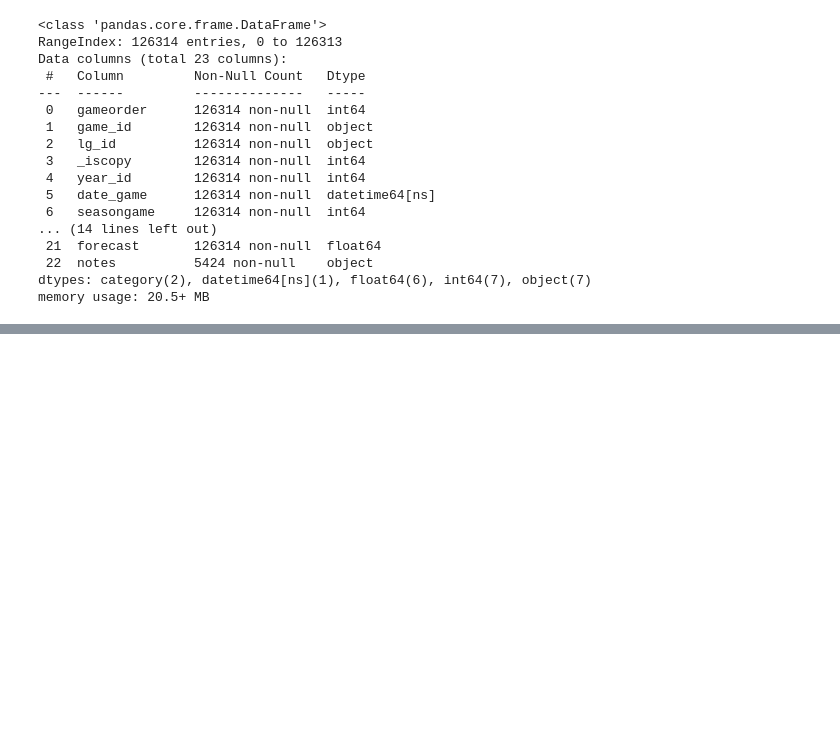
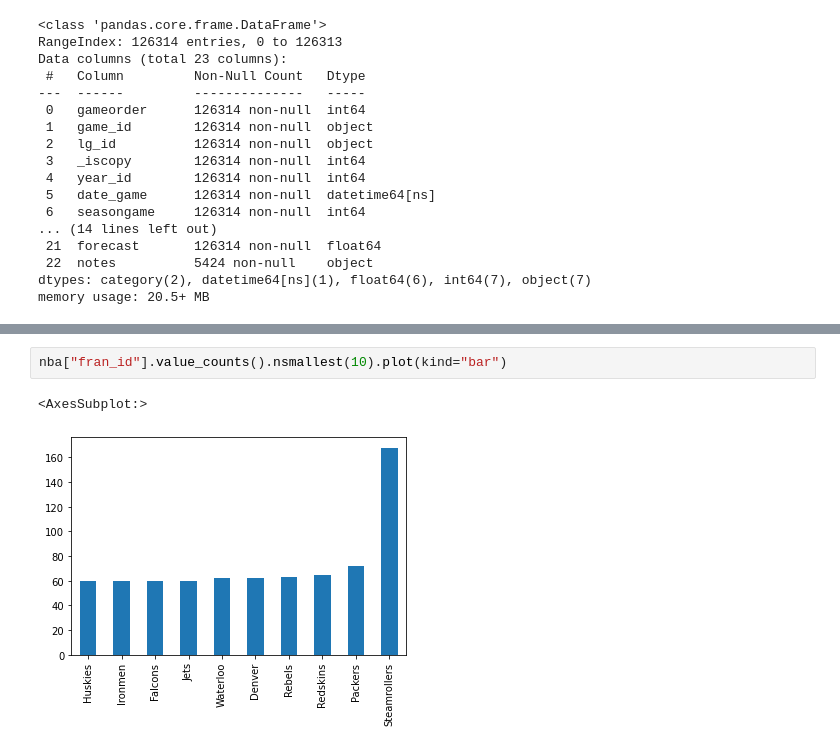
Before and after one commit to ikaushikpal/ML_Prerequisite, a Jupyter notebook: pandas basics/RealPython Tutorial/Tutorial 1/tut1.ipynb, the cells around one changed output, grey strips where cells are left out. Drawn from its saved outputs; the diff is of its cells as text; blank space fills up the shorter version.

```diff
--- a/pandas basics/RealPython Tutorial/Tutorial 1/Untitled.ipynb
+++ b/pandas basics/RealPython Tutorial/Tutorial 1/tut1.ipynb
@@ -608,0 +646,5 @@ memory usage: 20.5+ MB
+# %%
+nba["fran_id"].value_counts().nsmallest(10).plot(kind="bar")
+# %% [output]
+<AxesSubplot:>
+[figure, added]
```
Also changed, not shown: parts of 17 cells of this notebook, 1 other file.
